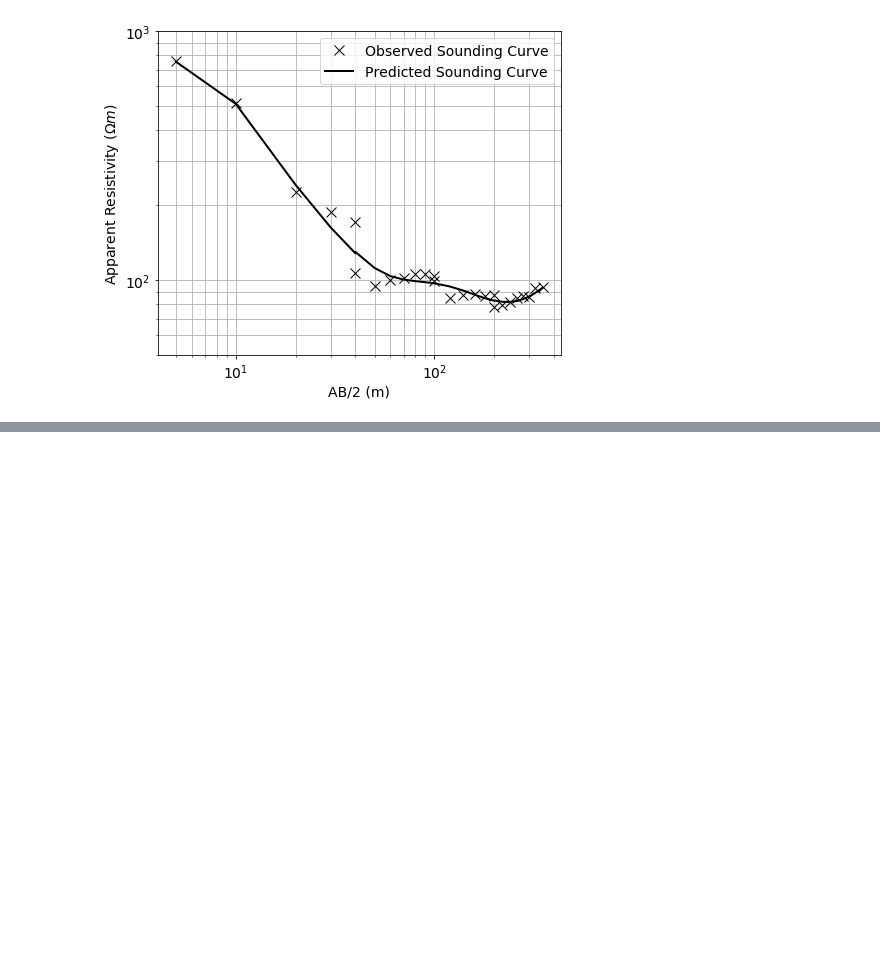
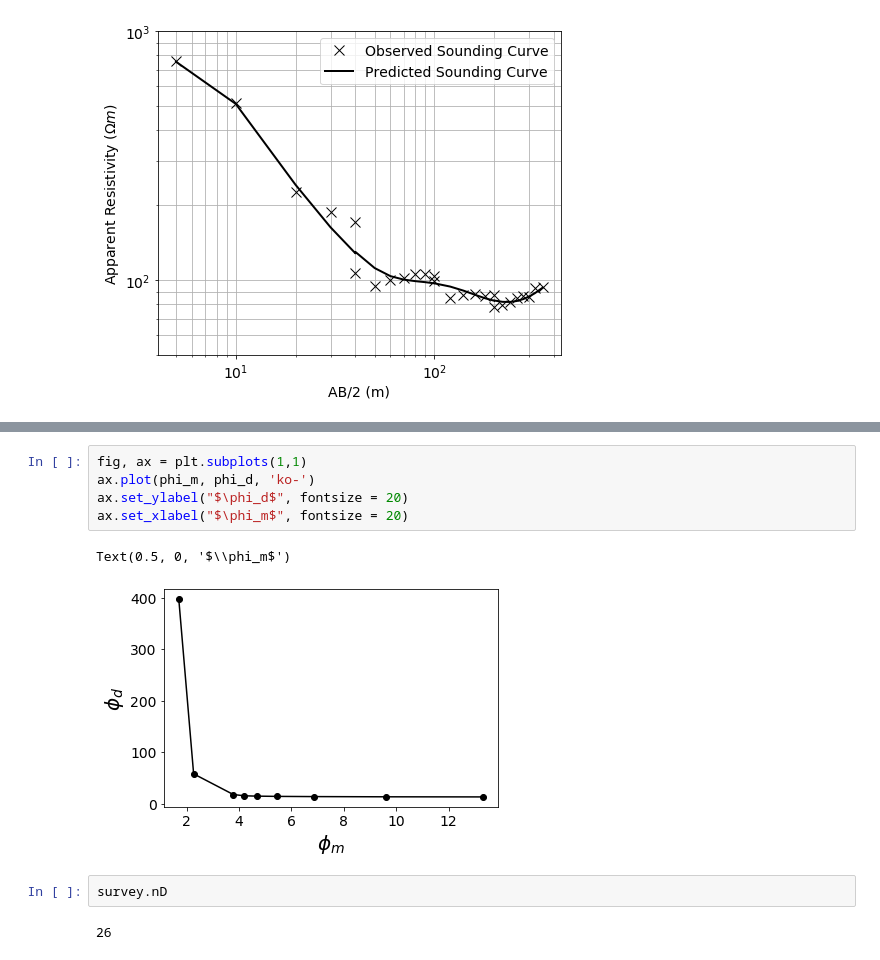
Before and after one commit to simpeg-research/gwb-dc-inversions, a Jupyter notebook: notebooks/dc1d-smooth-inversion.ipynb, the cells around one changed output, grey strips where cells are left out. Drawn from its saved outputs; the diff is of its cells as text; blank space fills up the shorter version.

```diff
--- a/notebooks/dc1d-smooth-inversion.ipynb
+++ b/notebooks/dc1d-smooth-inversion.ipynb
@@ -305,0 +368,12 @@ plt.show()
+# %%
+fig, ax = plt.subplots(1,1)
+ax.plot(phi_m, phi_d, 'ko-')
+ax.set_ylabel("$\phi_d$", fontsize = 20)
+ax.set_xlabel("$\phi_m$", fontsize = 20)
+# %% [output]
+Text(0.5, 0, '$\\phi_m$')
+[figure, added]
+# %%
+survey.nD
+# %% [output]
+26
```
Also changed, not shown: parts of 10 cells of this notebook.
